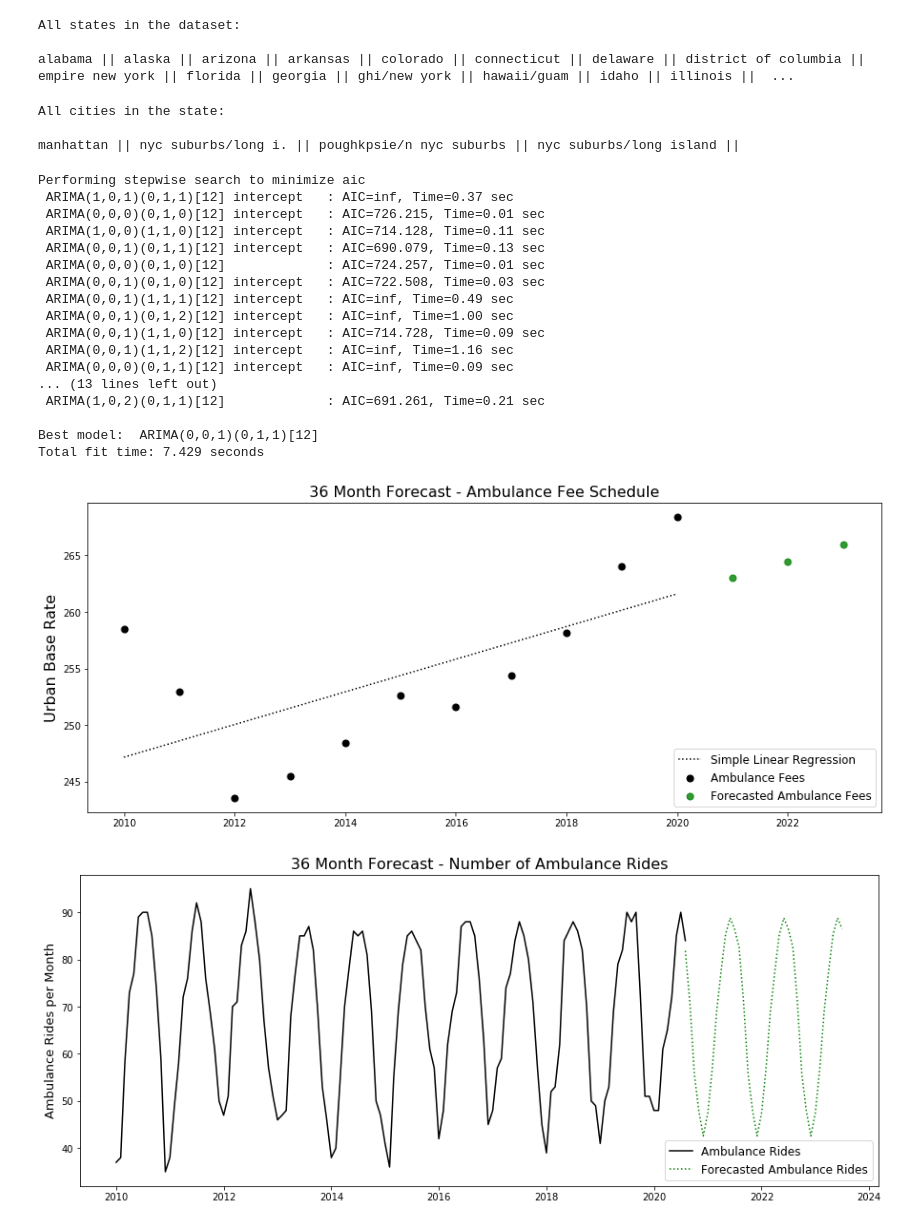
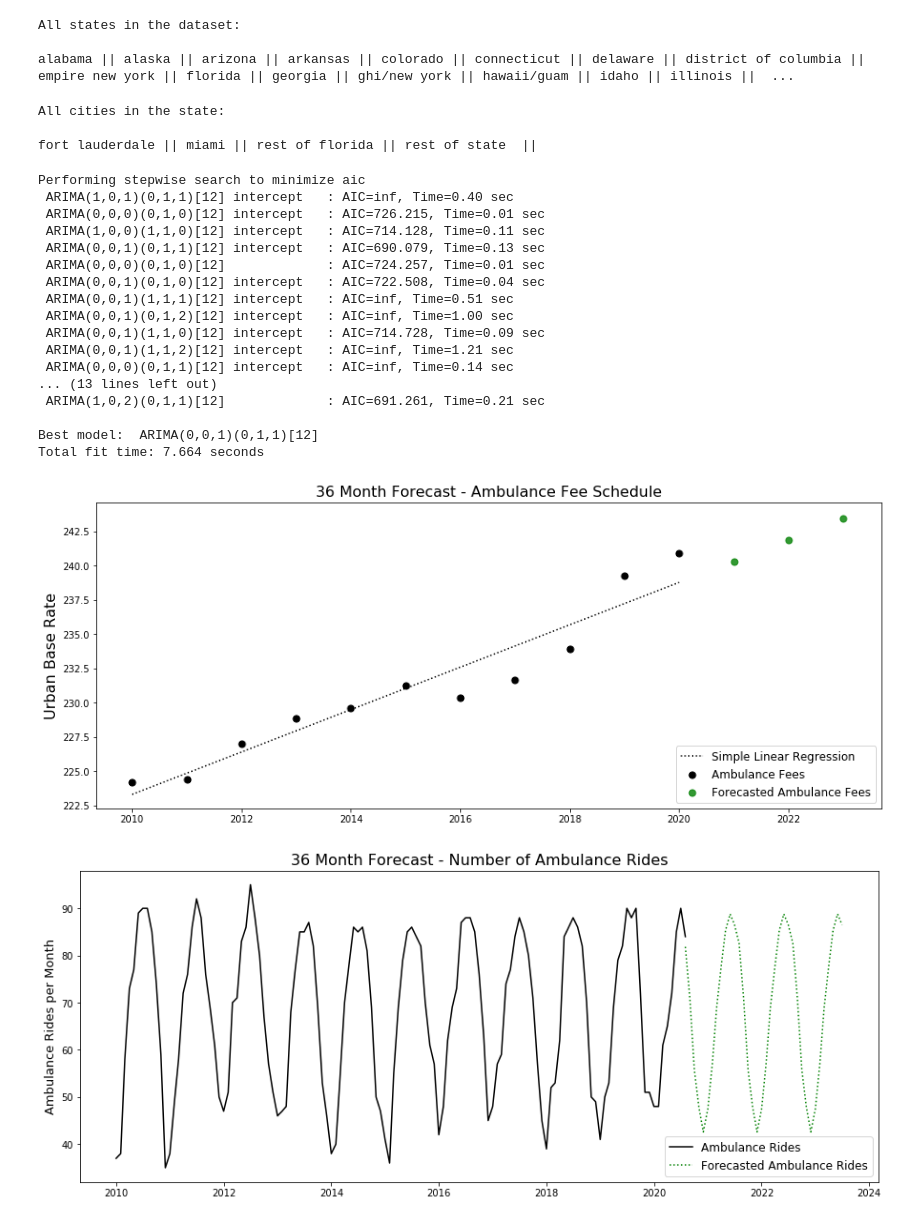
Before and after one commit to Data-Science-Link/Call_the_Ambulance, a Jupyter notebook: _Ambulance_Fee_Schedule_Analysis.ipynb, the cells around one changed output. Drawn from its saved outputs; the diff is of its cells as text; code cells hidden in the pictures.

```diff
--- a/_Ambulance_Fee_Schedule_Analysis.ipynb
+++ b/_Ambulance_Fee_Schedule_Analysis.ipynb
@@ -879,7 +879,11 @@ BLS_df_forecast['Fee']=BLS_df_forecast['year'].apply(lambda x: BLS_fee_grabber(x
 BLS_df_forecast['Rev'] = (BLS_df_forecast['BLS Rides'] * BLS_df_forecast['Fee']).round()
 
 # Create revenue figure instance
-fig, ax = plt.subplots(figsize=(15,6))
+fig, ax = plt.subplots(figsize=(15,7))
+
+# Add commas to revenue y axis
+import matplotlib
+ax.get_yaxis().set_major_formatter(matplotlib.ticker.FuncFormatter(lambda x, p: format(int(x), ',')))
 
 # Plot
 plt.plot(df_rides['ALS_Rev'], color='b', alpha=0.5, label='Advanced Life Support Revenue')
@@ -1004,6 +1008,10 @@ def revenue_forecast(df_rides, hcpcs, num_months, carrier='texas', locality='aus
     # Create revenue figure instance
     fig, ax = plt.subplots(figsize=(15,6))
 
+    # Add commas to revenue y axis
+    import matplotlib
+    ax.get_yaxis().set_major_formatter(matplotlib.ticker.FuncFormatter(lambda x, p: format(int(x), ',')))
+
     # Plot
     plt.plot(df_rides['Rev'], color='k', label='Revenue')
     plt.plot(df_forecast['Rev'], color='g', alpha=1, linestyle=':', label='Forecasted Ambulance Rides')
@@ -1026,30 +1034,30 @@ alabama || alaska || arizona || arkansas || colorado || connecticut || delaware
 # %%
 # Print out all cities for a particular state so the user can use them in the graphs
 print('All cities in the state: \n')
-city_list(state='empire new york')
+city_list(state='florida')
 # %% [output]
 All cities in the state:
 
-manhattan || nyc suburbs/long i. || poughkpsie/n nyc suburbs || nyc suburbs/long island ||
+fort lauderdale || miami || rest of florida || rest of state  ||
 # %%
-revenue_forecast(df_rides=df_rides, hcpcs='A0428', num_months=36, carrier='empire new york', locality='manhattan', df=df)
+revenue_forecast(df_rides=df_rides, hcpcs='A0428', num_months=36, carrier='florida', locality='miami')
 # %% [output]
 Performing stepwise search to minimize aic
- ARIMA(1,0,1)(0,1,1)[12] intercept   : AIC=inf, Time=0.37 sec
+ ARIMA(1,0,1)(0,1,1)[12] intercept   : AIC=inf, Time=0.40 sec
  ARIMA(0,0,0)(0,1,0)[12] intercept   : AIC=726.215, Time=0.01 sec
  ARIMA(1,0,0)(1,1,0)[12] intercept   : AIC=714.128, Time=0.11 sec
  ARIMA(0,0,1)(0,1,1)[12] intercept   : AIC=690.079, Time=0.13 sec
  ARIMA(0,0,0)(0,1,0)[12]             : AIC=724.257, Time=0.01 sec
- ARIMA(0,0,1)(0,1,0)[12] intercept   : AIC=722.508, Time=0.03 sec
- ARIMA(0,0,1)(1,1,1)[12] intercept   : AIC=inf, Time=0.49 sec
+ ARIMA(0,0,1)(0,1,0)[12] intercept   : AIC=722.508, Time=0.04 sec
+ ARIMA(0,0,1)(1,1,1)[12] intercept   : AIC=inf, Time=0.51 sec
  ARIMA(0,0,1)(0,1,2)[12] intercept   : AIC=inf, Time=1.00 sec
  ARIMA(0,0,1)(1,1,0)[12] intercept   : AIC=714.728, Time=0.09 sec
- ARIMA(0,0,1)(1,1,2)[12] intercept   : AIC=inf, Time=1.16 sec
- ARIMA(0,0,0)(0,1,1)[12] intercept   : AIC=inf, Time=0.09 sec
+ ARIMA(0,0,1)(1,1,2)[12] intercept   : AIC=inf, Time=1.21 sec
+ ARIMA(0,0,0)(0,1,1)[12] intercept   : AIC=inf, Time=0.14 sec
 ... (13 lines left out)
  ARIMA(1,0,2)(0,1,1)[12]             : AIC=691.261, Time=0.21 sec
 
 Best model:  ARIMA(0,0,1)(0,1,1)[12]
-Total fit time: 7.429 seconds
+Total fit time: 7.664 seconds
-[figure, old version]
+[figure, new version]
 [figure]
```
Also changed, not shown: parts of 7 cells of this notebook.
